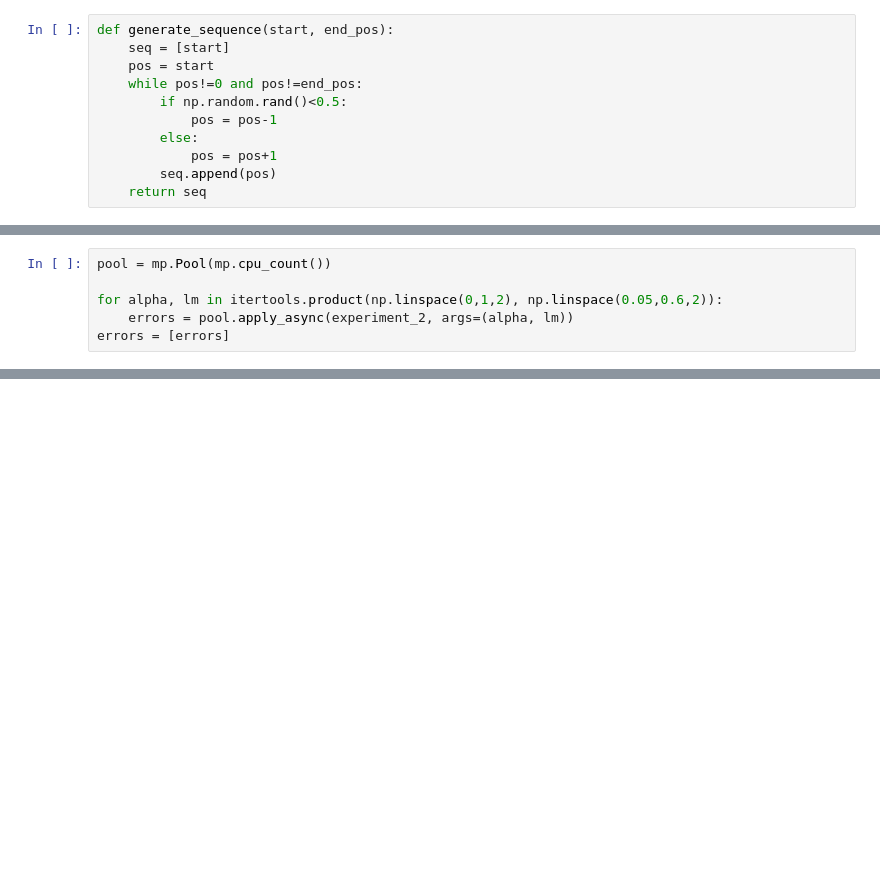
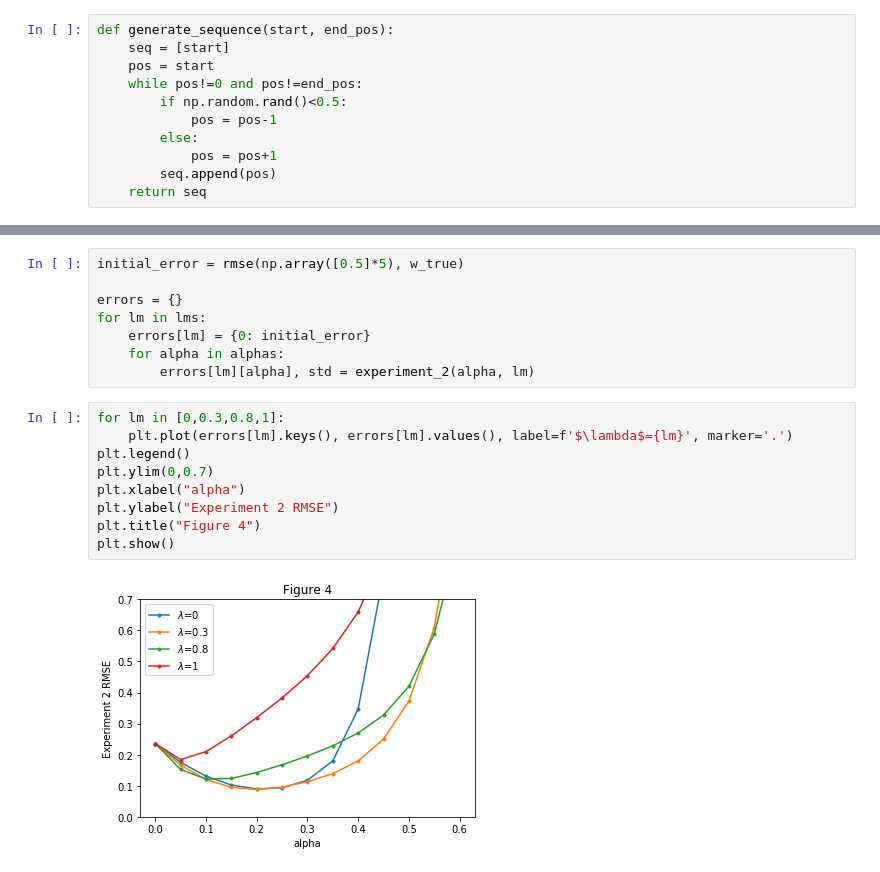
Before and after one commit to NoxMoon/RL, a Jupyter notebook: project1/random_walk.ipynb, the cells around one changed output, grey strips where cells are left out. Cells and saved outputs as stored; diff of their text form; blank space fills up the shorter version.

```diff
--- a/project1/random_walk.ipynb
+++ b/project1/random_walk.ipynb
@@ -124,6 +108,0 @@ errors = [errors]
-# %%
-pool = mp.Pool(mp.cpu_count())
-
-for alpha, lm in itertools.product(np.linspace(0,1,2), np.linspace(0.05,0.6,2)):
-    errors = pool.apply_async(experiment_2, args=(alpha, lm))
-errors = [errors]
@@ -132,0 +117,19 @@ errors = [errors]
+# %%
+initial_error = rmse(np.array([0.5]*5), w_true)
+
+errors = {}
+for lm in lms:
+    errors[lm] = {0: initial_error}
+    for alpha in alphas:
+        errors[lm][alpha], std = experiment_2(alpha, lm)
+# %%
+for lm in [0,0.3,0.8,1]:
+    plt.plot(errors[lm].keys(), errors[lm].values(), label=f'$\lambda$={lm}', marker='.')
+plt.legend()
+plt.ylim(0,0.7)
+plt.xlabel("alpha")
+plt.ylabel("Experiment 2 RMSE")
+plt.title("Figure 4")
+plt.show()
+# %% [output]
+[figure, added]
```
Also changed, not shown: parts of 10 cells of this notebook.
